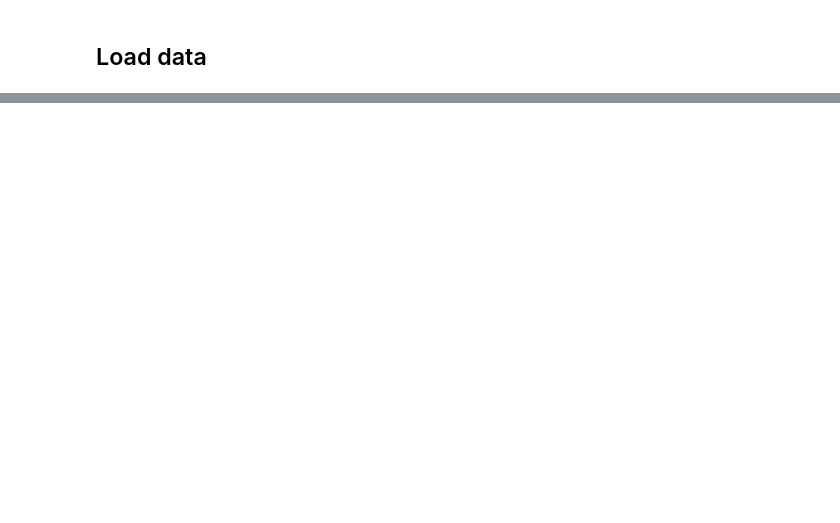
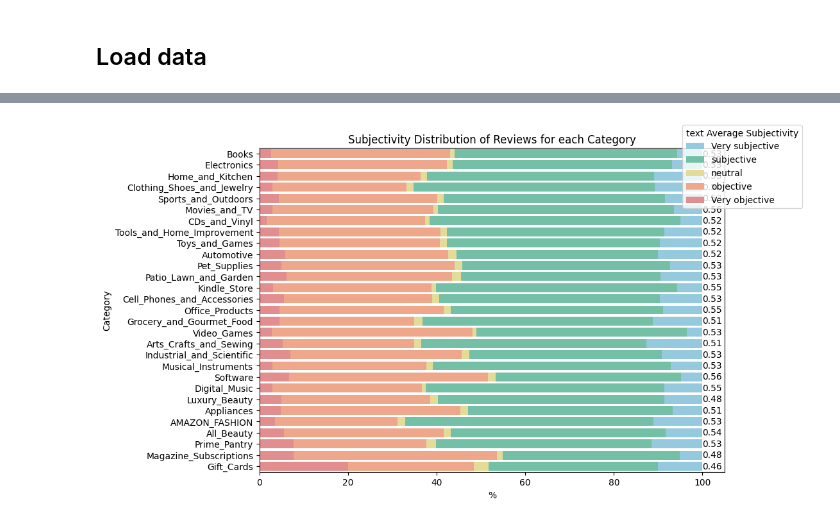
Before and after one commit to mkleinegger/amazon-reviews-sentinent-analysis, a Jupyter notebook: 3.2_analysis.ipynb, the cells around one changed output, grey strips where cells are left out. Saved outputs shown, nothing was run; the diff lists cells and outputs as text; code cells hidden in the pictures; blank space fills up the shorter version.

```diff
--- a/3.2_analysis.ipynb
+++ b/3.2_analysis.ipynb
@@ -93,0 +242,45 @@ def apply_sentiment_analysis(df):
+# %%
+def plot_cat_sentiment(df, sentiments, labels):
+    # Calculate comulative values
+    com_df_cat_sentiment = df.toPandas().copy()
+    com_df_cat_sentiment["rank"] = com_df_cat_sentiment["very_objective"] + com_df_cat_sentiment['objective']
+    sentiments = ['very_objective', 'objective', 'neutral', 'subjective', 'very_subjective']
+    com_df_cat_sentiment = com_df_cat_sentiment.sort_values(by=['rank'], ascending=False)
+    for i in range(0, 4):
+        com_df_cat_sentiment[sentiments[i+1]] += com_df_cat_sentiment[sentiments[i]]
+    # Normalize and convert to Percent
+    for i in range(0, 5):
+        com_df_cat_sentiment[sentiments[i]] *= 100 / com_df_cat_sentiment[sentiments[4]]
+
+
+    # Pastel-toned colors
+    pastel_palette = ["#87CEEB", "#66CDAA", "#F0E68C", "#FFA07A", "#F08080"]
+
+    # Plotting the stacked horizontal bar plot with pastel-toned colors
+    plt.figure(figsize=(10, 6))
+    ax1 = sns.barplot(x='very_subjective', y='category', data=com_df_cat_sentiment, orient='h', color=pastel_palette[0], label='Very subjective')
+    sns.barplot(x='subjective', y='category', data=com_df_cat_sentiment, orient='h', color=pastel_palette[1], label='subjective')
+    sns.barplot(x='neutral', y='category', data=com_df_cat_sentiment, orient='h', color=pastel_palette[2], label='neutral')
+    sns.barplot(x='objective', y='category', data=com_df_cat_sentiment, orient='h', color=pastel_palette[3], label='objective')
+    sns.barplot(x='very_objective', y='category', data=com_df_cat_sentiment, orient='h', color=pastel_palette[4], label='Very objective')
+
+    # Annotate each bar with the corresponding average rating value
+    for i, row in com_df_cat_sentiment.iterrows():
+        ax1.text(row['very_subjective'], i, f'{row["average_subjectivity"]:.2f}', ha='left', va='center', color='black')
+
+    # Customize plot labels and title
+    ax1.set_xlabel('%')
+    ax1.set_ylabel('Category')
+    ax1.set_title('Subjectivity Distribution of Reviews for each Category')
+
+    # Tight layout and legend
+    plt.tight_layout()
+    plt.legend(bbox_to_anchor=(0.9, 0.8), title='text Average Subjectivity', alignment='left')
+
+
+    # Show the plot
+    plt.show()
+
+plot_cat_sentiment(df2_wide, [], [])
+# %% [output]
+[figure, added]
```
Also changed, not shown: parts of 26 cells of this notebook, 2 other files.
